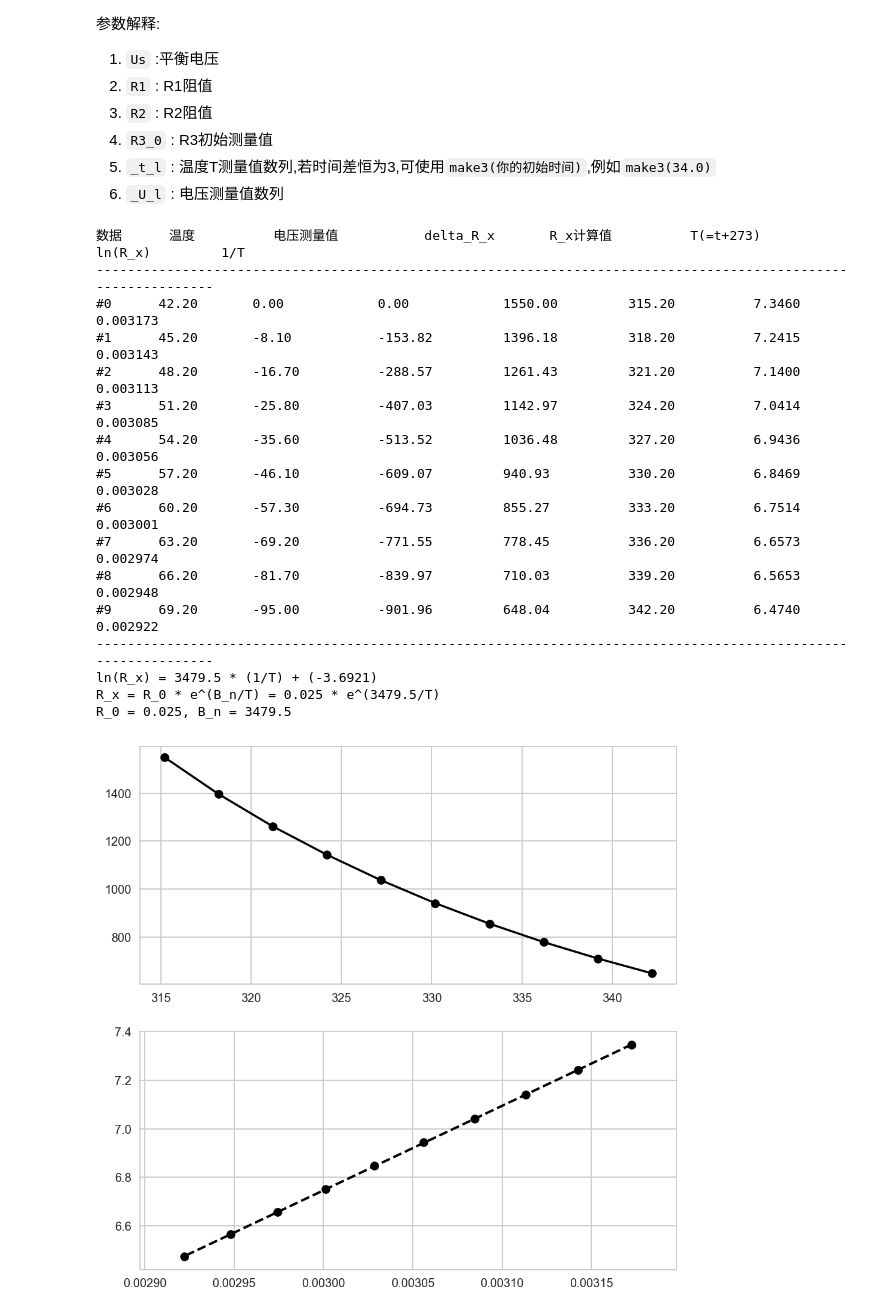
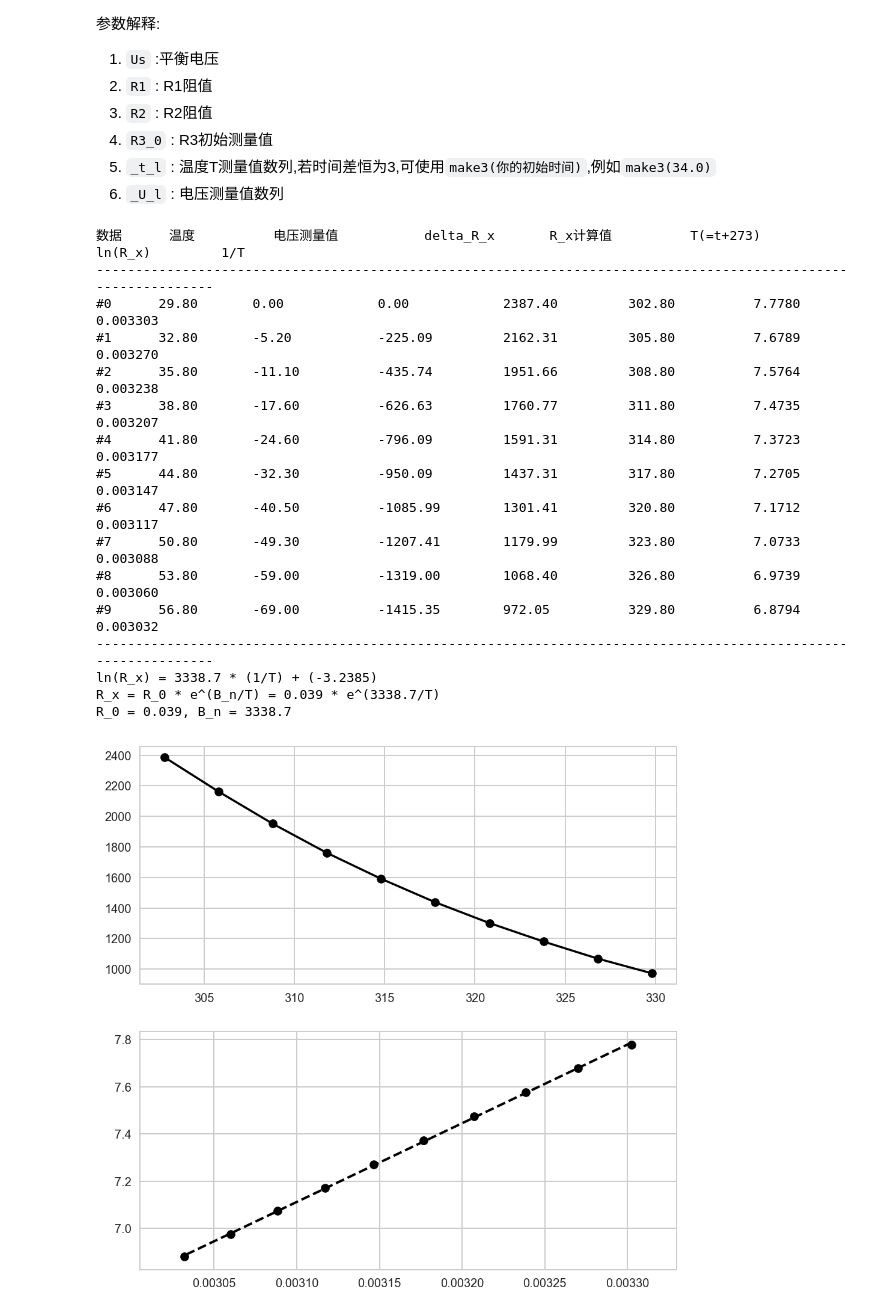
Before and after one commit to Yangjiaxi/pe, a Jupyter notebook: DC Bridge/DC_B.ipynb, the cells around one changed output. Cells and saved outputs as stored; diff of their text form; code cells hidden in the pictures.

```diff
--- a/DC Bridge/DC_B.ipynb
+++ b/DC Bridge/DC_B.ipynb
@@ -211,28 +211,28 @@ def s_bridge(Us, R1, R2, R3_0, _t_l, _U_l):
 # %%
 s_data = {
     'Us'   : 1.3,
     'R1'   : 100,
     'R2'   : 100,
-    'R3_0' : 1550.0,
-    '_t_l' : make3(42.2),
-    '_U_l' : [0,-8.1,-16.7,-25.8,-35.6,-46.1,-57.3,-69.2,-81.7,-95.0]
+    'R3_0' : 2387.40,
+    '_t_l' : make3(29.8),
+    '_U_l' : [0,-5.2,-11.1,-17.6,-24.6,-32.3,-40.5,-49.3,-59.0,-69.0]
 }
 s_bridge(**s_data)
 # %% [output]
 数据      温度          电压测量值           delta_R_x       R_x计算值          T(=t+273)       ln(R_x)         1/T
 ---------------------------------------------------------------------------------------------------------------
-#0      42.20       0.00            0.00            1550.00         315.20          7.3460          0.003173
-#1      45.20       -8.10           -153.82         1396.18         318.20          7.2415          0.003143
-#2      48.20       -16.70          -288.57         1261.43         321.20          7.1400          0.003113
-#3      51.20       -25.80          -407.03         1142.97         324.20          7.0414          0.003085
-#4      54.20       -35.60          -513.52         1036.48         327.20          6.9436          0.003056
-#5      57.20       -46.10          -609.07         940.93          330.20          6.8469          0.003028
-#6      60.20       -57.30          -694.73         855.27          333.20          6.7514          0.003001
-#7      63.20       -69.20          -771.55         778.45          336.20          6.6573          0.002974
-#8      66.20       -81.70          -839.97         710.03          339.20          6.5653          0.002948
-#9      69.20       -95.00          -901.96         648.04          342.20          6.4740          0.002922
+#0      29.80       0.00            0.00            2387.40         302.80          7.7780          0.003303
+#1      32.80       -5.20           -225.09         2162.31         305.80          7.6789          0.003270
+#2      35.80       -11.10          -435.74         1951.66         308.80          7.5764          0.003238
+#3      38.80       -17.60          -626.63         1760.77         311.80          7.4735          0.003207
+#4      41.80       -24.60          -796.09         1591.31         314.80          7.3723          0.003177
+#5      44.80       -32.30          -950.09         1437.31         317.80          7.2705          0.003147
+#6      47.80       -40.50          -1085.99        1301.41         320.80          7.1712          0.003117
+#7      50.80       -49.30          -1207.41        1179.99         323.80          7.0733          0.003088
+#8      53.80       -59.00          -1319.00        1068.40         326.80          6.9739          0.003060
+#9      56.80       -69.00          -1415.35        972.05          329.80          6.8794          0.003032
 ---------------------------------------------------------------------------------------------------------------
-ln(R_x) = 3479.5 * (1/T) + (-3.6921)
-R_x = R_0 * e^(B_n/T) = 0.025 * e^(3479.5/T)
-R_0 = 0.025, B_n = 3479.5
+ln(R_x) = 3338.7 * (1/T) + (-3.2385)
+R_x = R_0 * e^(B_n/T) = 0.039 * e^(3338.7/T)
+R_0 = 0.039, B_n = 3338.7
-[figure, old version]
+[figure, new version]
```
Also changed, not shown: parts of 2 cells of this notebook, 1 other file.
